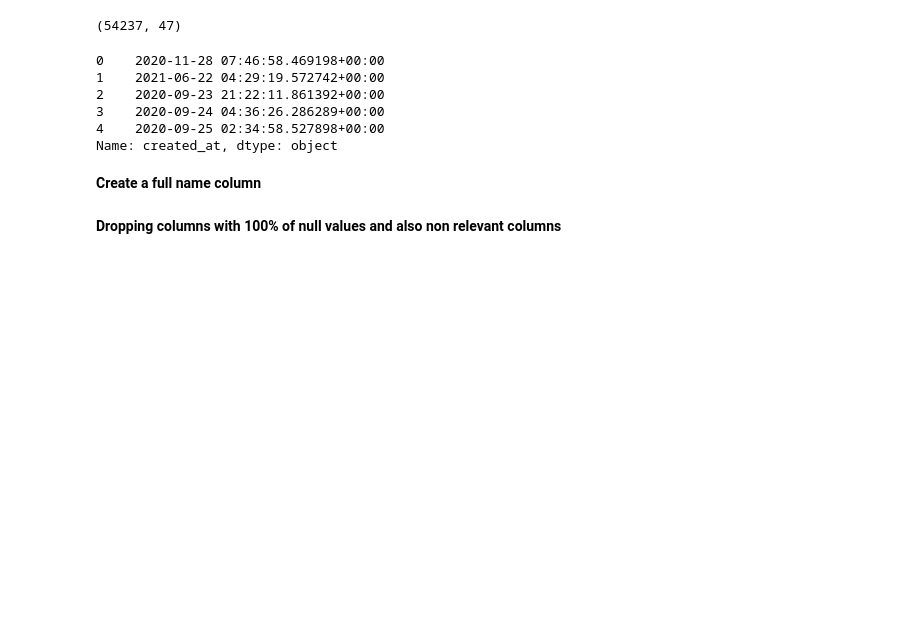
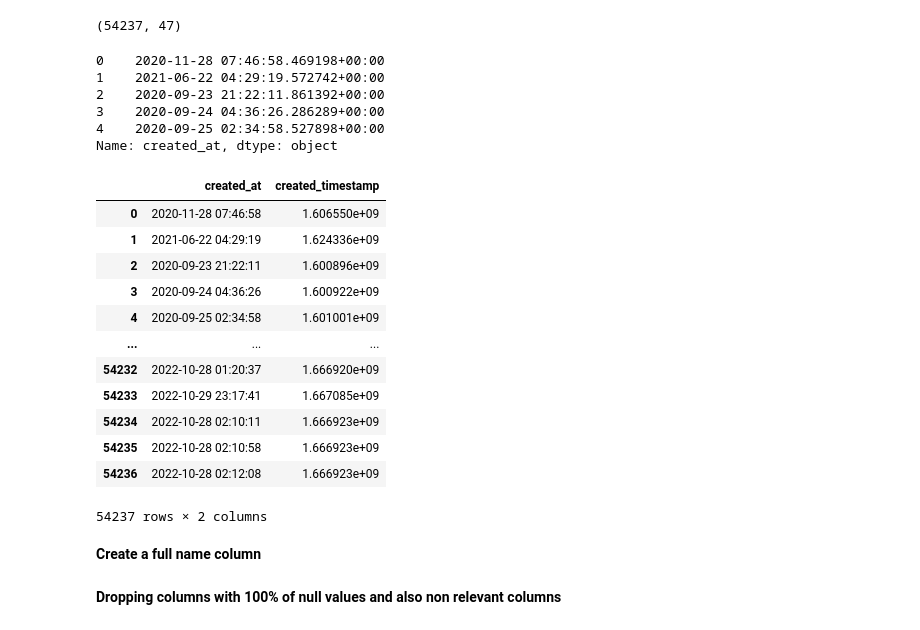
Before and after one commit to 4GeeksAcademy/dataflow, a Jupyter notebook: notebooks/draft_cleaning_notebook.ipynb, the cells around one changed output. Saved outputs shown, nothing was run; the diff lists cells and outputs as text; code cells hidden in the pictures; blank space fills up the shorter version.

Commit message:
fixed timestamp column

```diff
--- a/notebooks/draft_cleaning_notebook.ipynb
+++ b/notebooks/draft_cleaning_notebook.ipynb
@@ -60,11 +59,33 @@ data['updated_at'] = data['updated_at'].dt.strftime("%Y-%m-%d %H:%M:%S")
 data['won_at'] = data['won_at'].dt.strftime("%Y-%m-%d %H:%M:%S")
 # %%
 data[['created_at','updated_at','won_at']] = data[['created_at','updated_at','won_at']].apply(pd.to_datetime).copy()
-# %%
-#The column of our interest is 'Created_at' so we'll convert and separate that one first
-
-data['year-month'] = data['created_at'].dt.strftime('%Y-%m')
-data['created_time'] = data['created_at'].dt.strftime('%Y-%m-%d %H:%M:%S')
+# %%
+#Creating useful columns from created_at
+
+data['year-month'] = data['created_at'].dt.strftime('%Y-%m')
+data['Day'] = data['created_at'].dt.strftime('%Y-%m-%d')
+data['created_timestamp'] = pd.to_datetime(data['created_at']).apply(lambda a: a.timestamp())
+data['days_to_convert'] = (data['won_at'] - data['created_at']).dt.days.abs()
+# %%
+#convert new columns to datetime
+data['Day'] = data['Day'].apply(pd.to_datetime)
+data['year-month'] = data['year-month'].apply(pd.to_datetime)
+# %%
+data[['created_at','created_timestamp',]]
+# %% [output]
+|  | created_at | created_timestamp |
+| 0 | 2020-11-28 07:46:58 | 1.606550e+09 |
+| 1 | 2021-06-22 04:29:19 | 1.624336e+09 |
+| 2 | 2020-09-23 21:22:11 | 1.600896e+09 |
+| 3 | 2020-09-24 04:36:26 | 1.600922e+09 |
+| 4 | 2020-09-25 02:34:58 | 1.601001e+09 |
+| ... | ... | ... |
+| 54232 | 2022-10-28 01:20:37 | 1.666920e+09 |
+| 54233 | 2022-10-29 23:17:41 | 1.667085e+09 |
+| 54234 | 2022-10-28 02:10:11 | 1.666923e+09 |
+| 54235 | 2022-10-28 02:10:58 | 1.666923e+09 |
+| 54236 | 2022-10-28 02:12:08 | 1.666923e+09 |
+54237 rows × 2 columns
 # %% [markdown]
 **Create a full name column**
 # %%
```
Also changed, not shown: parts of 1 cell of this notebook, 1 other file.
